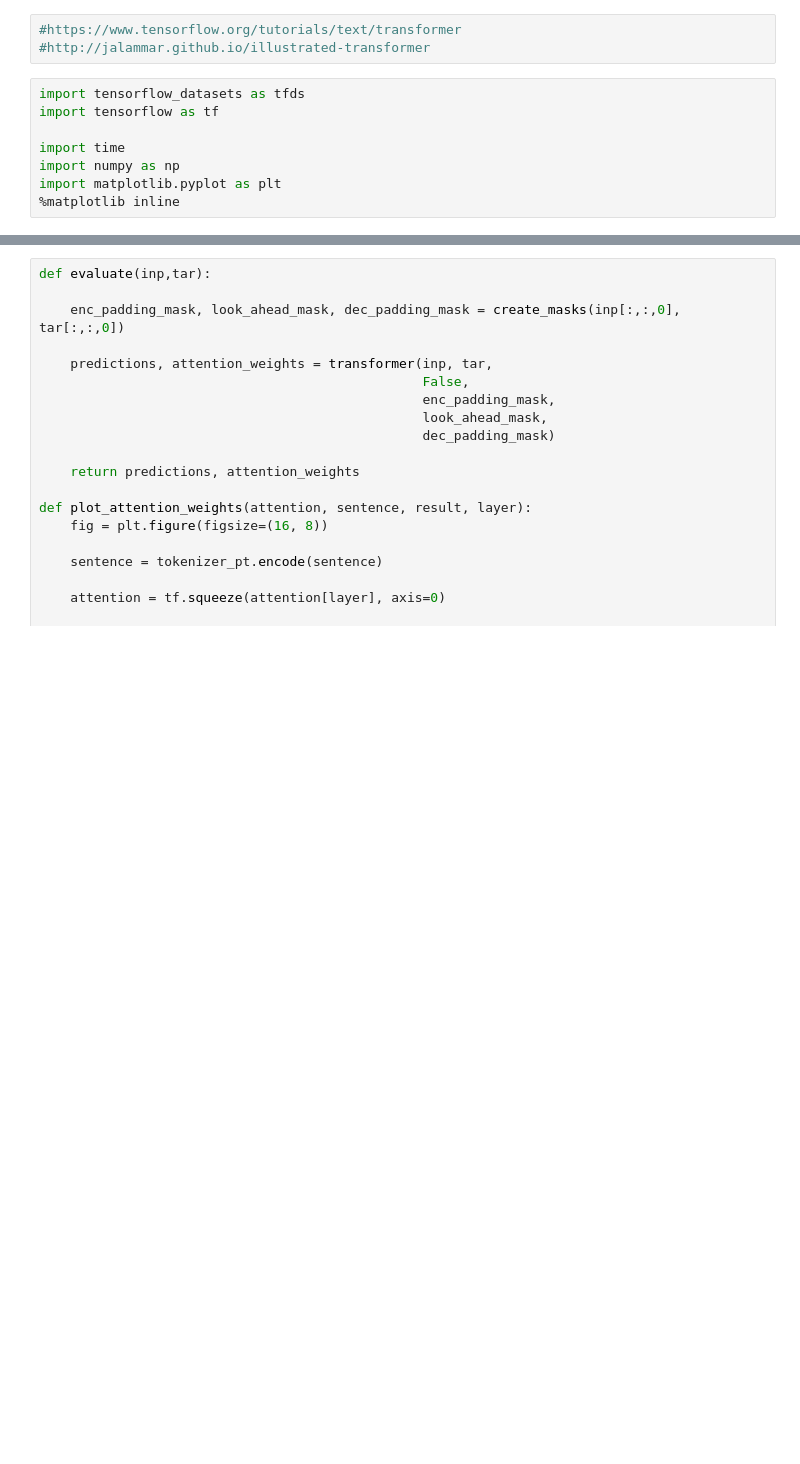
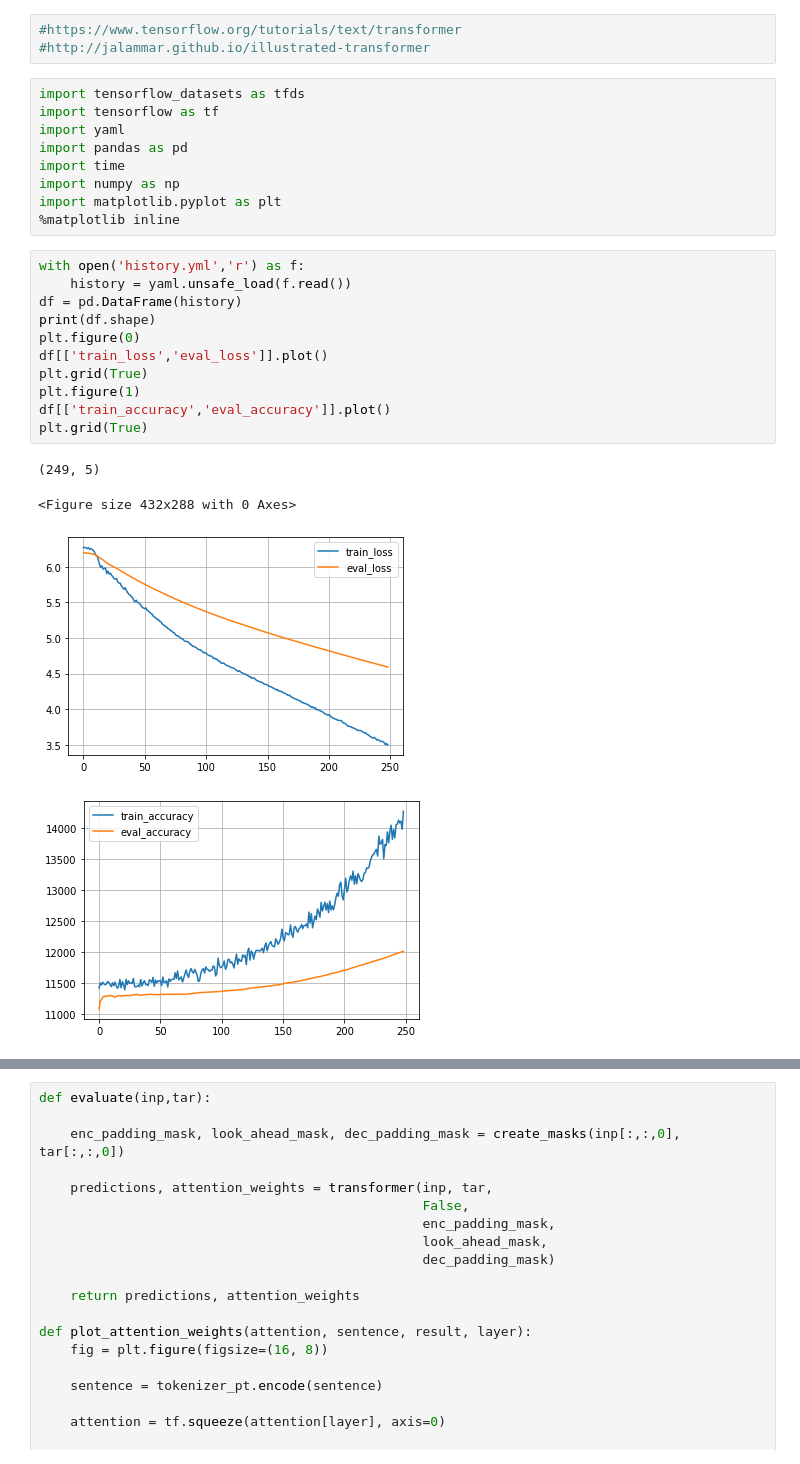
Before and after one commit to pangyuteng/public-misc, a Jupyter notebook: finance/ml/eval.ipynb, the cells around one changed output, grey strips where cells are left out. Saved outputs shown, nothing was run; the diff lists cells and outputs as text; blank space fills up the shorter version.

```diff
--- a/finance/ml/eval.ipynb
+++ b/finance/ml/eval.ipynb
@@ -113,11 +113,28 @@ plt.axvline(look_back,linestyle='--',color='cyan')
 # %%
 import tensorflow_datasets as tfds
 import tensorflow as tf
-
+import yaml
+import pandas as pd
 import time
 import numpy as np
 import matplotlib.pyplot as plt
 %matplotlib inline
+# %%
+with open('history.yml','r') as f:
+    history = yaml.unsafe_load(f.read())
+df = pd.DataFrame(history)
+print(df.shape)
+plt.figure(0)
+df[['train_loss','eval_loss']].plot()
+plt.grid(True)
+plt.figure(1)
+df[['train_accuracy','eval_accuracy']].plot()
+plt.grid(True)
+# %% [output]
+(249, 5)
+<Figure size 432x288 with 0 Axes>
+[figure, added]
+[figure, added]
 # %%
 input_seq_len = 124
 target_seq_len = 8
```
Also changed, not shown: parts of 3 cells of this notebook, 2 other files.
